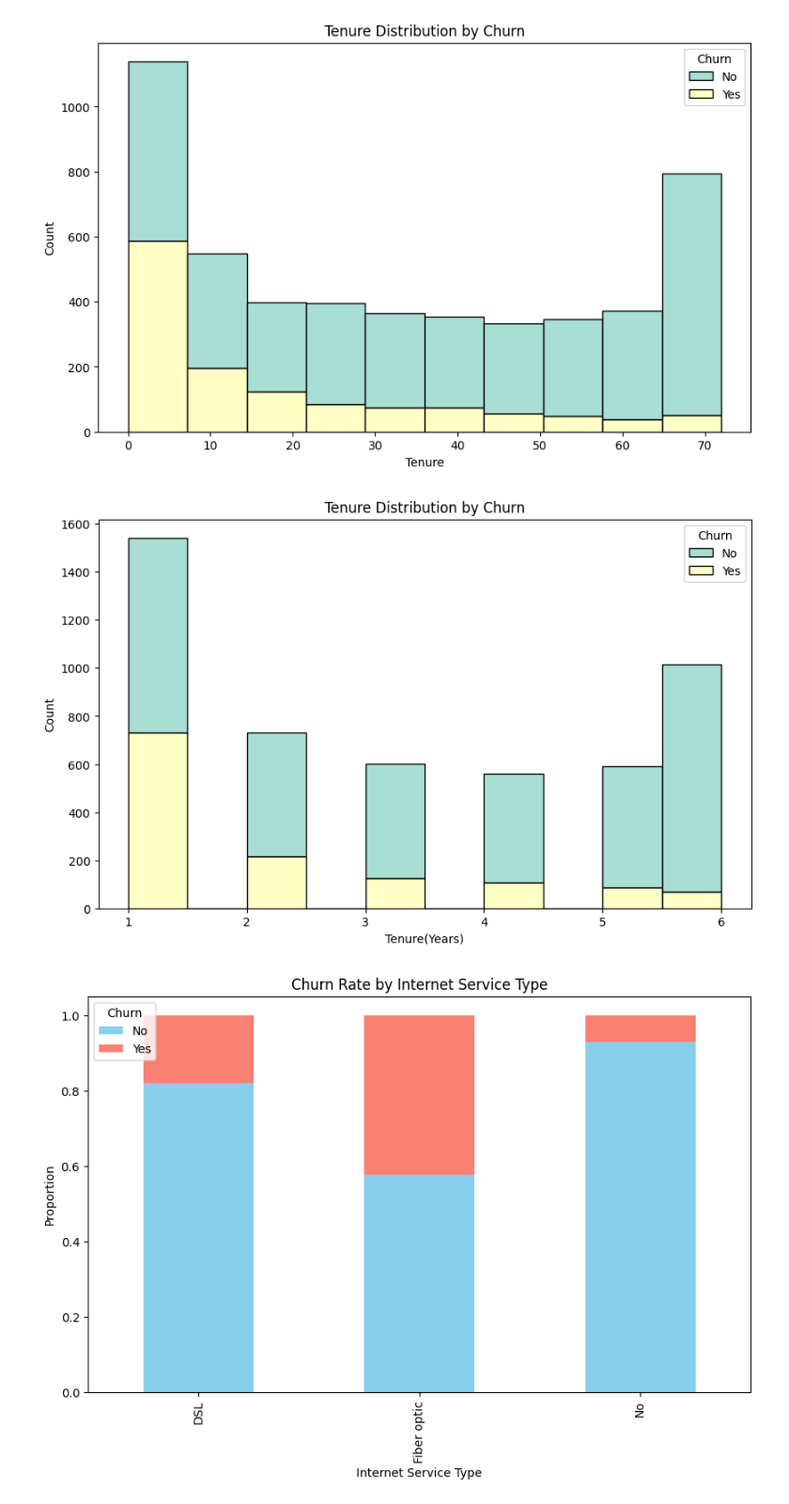
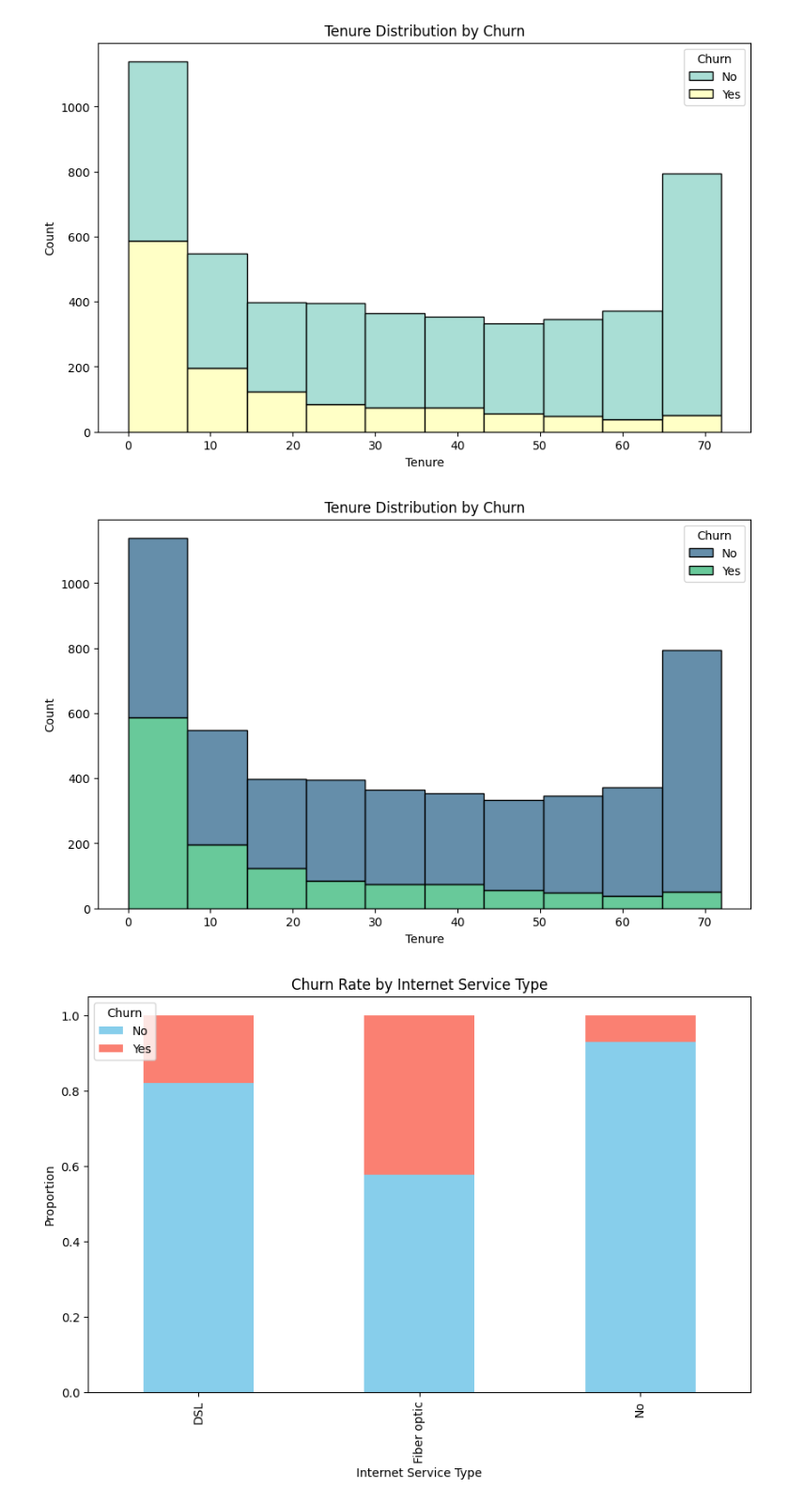
Before and after one commit to BamBamOguns/Customer-Churn-Prediction-Vodafone-Corporation-, a Jupyter notebook: notebooks/main.ipynb, the cells around one changed output. Shown at 94% size. Drawn from its saved outputs; the diff is of its cells as text; code cells hidden in the pictures.

Commit message:
Data Preprocessing continues

```diff
--- a/notebooks/main.ipynb
+++ b/notebooks/main.ipynb
@@ -747,15 +711,15 @@ plt.show()
 # %% [output]
 [figure]
 # %%
-# Plotting the relationship between Tenure(Years) and Churn
+# Plotting the relationship between Tenure and Churn
 plt.figure(figsize = (10, 6))
-sns.histplot(data = voda_merged, x = 'Tenure(Years)', hue = 'Churn', multiple = 'stack', palette = 'Set3', bins = 10)
+sns.histplot(data = voda_merged, x = 'Tenure', hue = 'Churn', multiple = 'stack', palette = 'viridis', bins = 10)
 plt.title('Tenure Distribution by Churn')
-plt.xlabel('Tenure(Years)')
+plt.xlabel('Tenure')
 plt.ylabel('Count')
 plt.show()
 # %% [output]
-[figure, old version]
+[figure, new version]
 # %%
 # Plotting the relationship between internet service type and churn
 internet_churn = pd.crosstab(voda_merged['InternetService'], voda_merged['Churn'], normalize = 'index')
```
Also changed, not shown: parts of 7 cells of this notebook.
